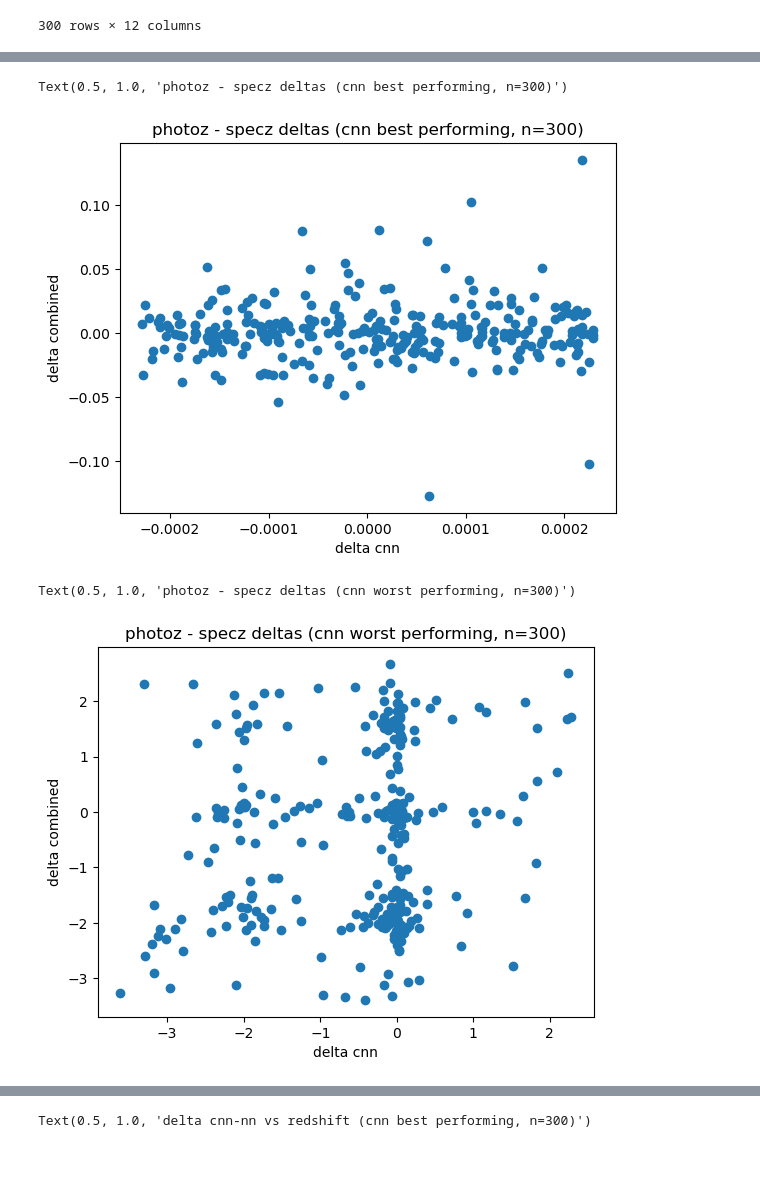
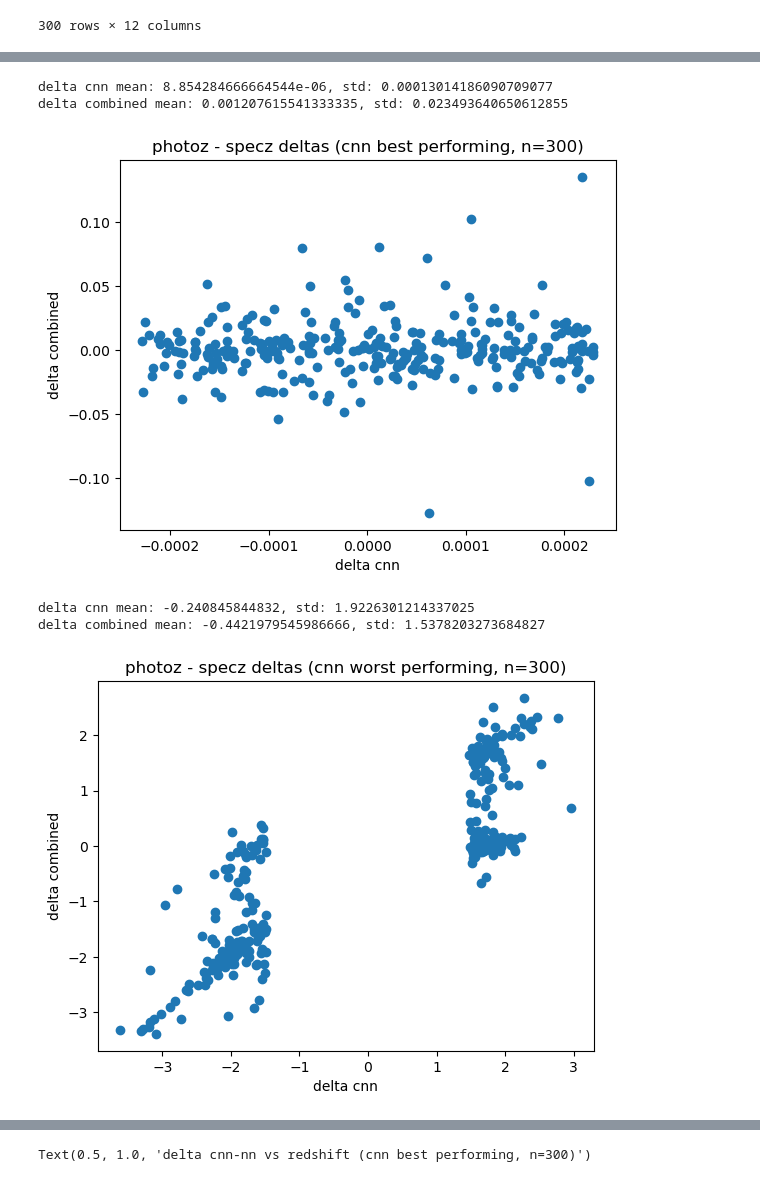
Before and after one commit to astrodatalab/photoz, a Jupyter notebook: code/CNN_visualization/model_performance_deltas.ipynb, the cells around one changed output, grey strips where cells are left out. Saved outputs shown, nothing was run; the diff lists cells and outputs as text; code cells hidden in the pictures.

```diff
--- a/code/CNN_visualization/model_performance_deltas.ipynb
+++ b/code/CNN_visualization/model_performance_deltas.ipynb
@@ -121,17 +128,24 @@ plt.scatter(cnn_best['photoz_cnn'] - cnn_best['specz_cnn'], cnn_best['photoz_com
 plt.xlabel('delta cnn')
 plt.ylabel('delta combined')
 plt.title('photoz - specz deltas (cnn best performing, n=300)')
+print(f'delta cnn mean: {np.mean(cnn_best["photoz_cnn"] - cnn_best["specz_cnn"])}, std: {np.std(cnn_best["photoz_cnn"] - cnn_best["specz_cnn"])}')
+print(f'delta combined mean: {np.mean(cnn_best["photoz_combined"] - cnn_best["specz_combined"])}, std: {np.std(cnn_best["photoz_combined"] - cnn_best["specz_combined"])}')
 # %% [output]
-Text(0.5, 1.0, 'photoz - specz deltas (cnn best performing, n=300)')
+delta cnn mean: 8.854284666664544e-06, std: 0.00013014186090709077
+delta combined mean: 0.001207615541333335, std: 0.023493640650612855
 [figure]
 # %%
-plt.scatter(nn_worst['photoz_cnn'] - nn_worst['specz_cnn'], cnn_worst['photoz_combined'] - cnn_worst['specz_combined'])
+plt.scatter(cnn_worst['photoz_cnn'] - cnn_worst['specz_cnn'], cnn_worst['photoz_combined'] - cnn_worst['specz_combined'])
 plt.xlabel('delta cnn')
 plt.ylabel('delta combined')
 plt.title('photoz - specz deltas (cnn worst performing, n=300)')
+print(f'delta cnn mean: {np.mean(cnn_worst["photoz_cnn"] - cnn_worst["specz_cnn"])}, std: {np.std(cnn_worst["photoz_cnn"] - cnn_worst["specz_cnn"])}')
+print(f'delta combined mean: {np.mean(cnn_worst["photoz_combined"] - cnn_worst["specz_combined"])}, std: {np.std(cnn_worst["photoz_combined"] - cnn_worst["specz_combined"])}')
+# where the cnn under-estimated, so the combined model. when the cnn over-estimated, so did the combined model but to a lesser extent than the under-estimation
 # %% [output]
-Text(0.5, 1.0, 'photoz - specz deltas (cnn worst performing, n=300)')
+delta cnn mean: -0.240845844832, std: 1.9226301214337025
+delta combined mean: -0.4421979545986666, std: 1.5378203273684827
-[figure, old version]
+[figure, new version]
 # %%
 plt.scatter(nn_best['photoz_cnn'] - nn_best['specz_cnn'], nn_best['photoz_nn'] - nn_best['specz_nn'])
 plt.xlabel('delta cnn')
```
Also changed, not shown: parts of 9 cells of this notebook.
